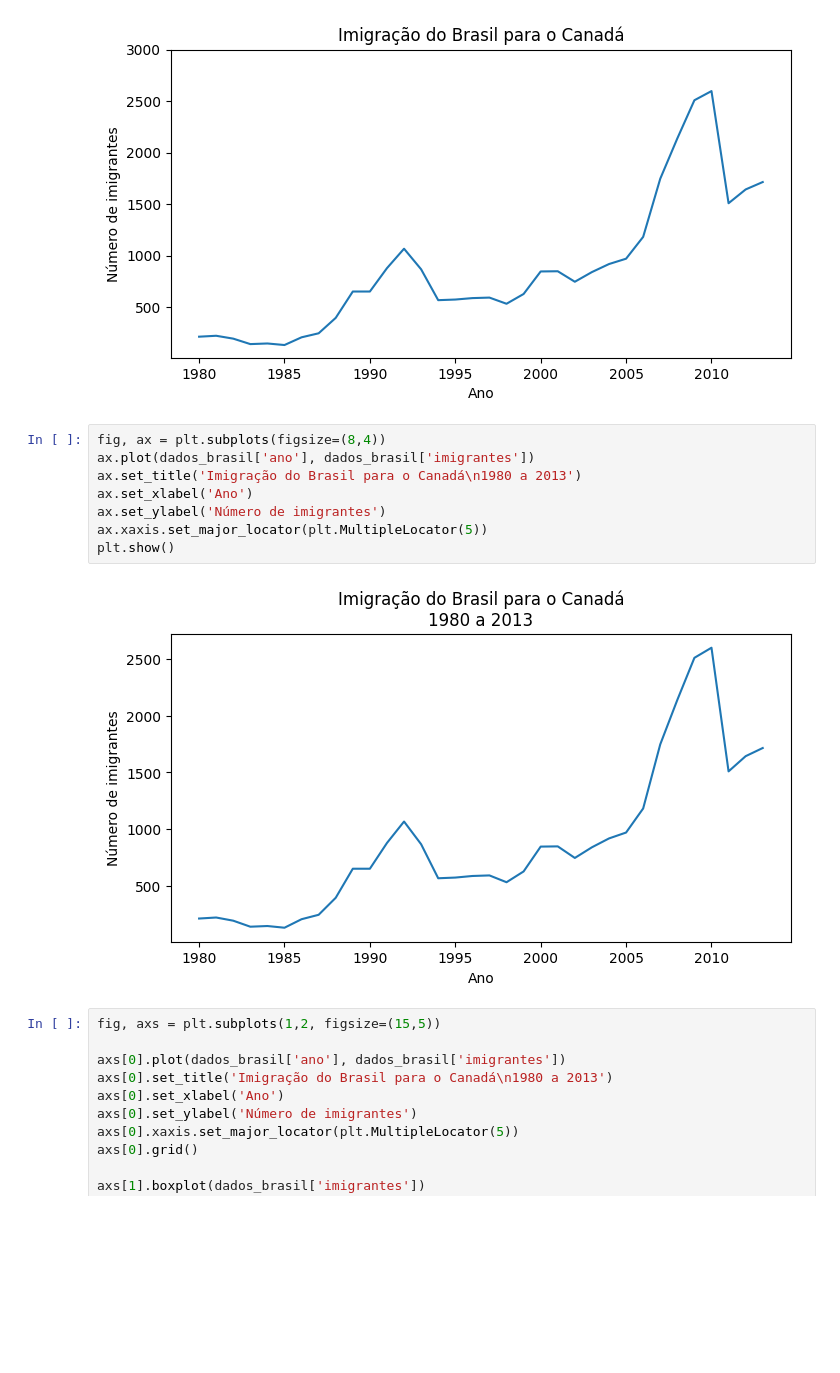
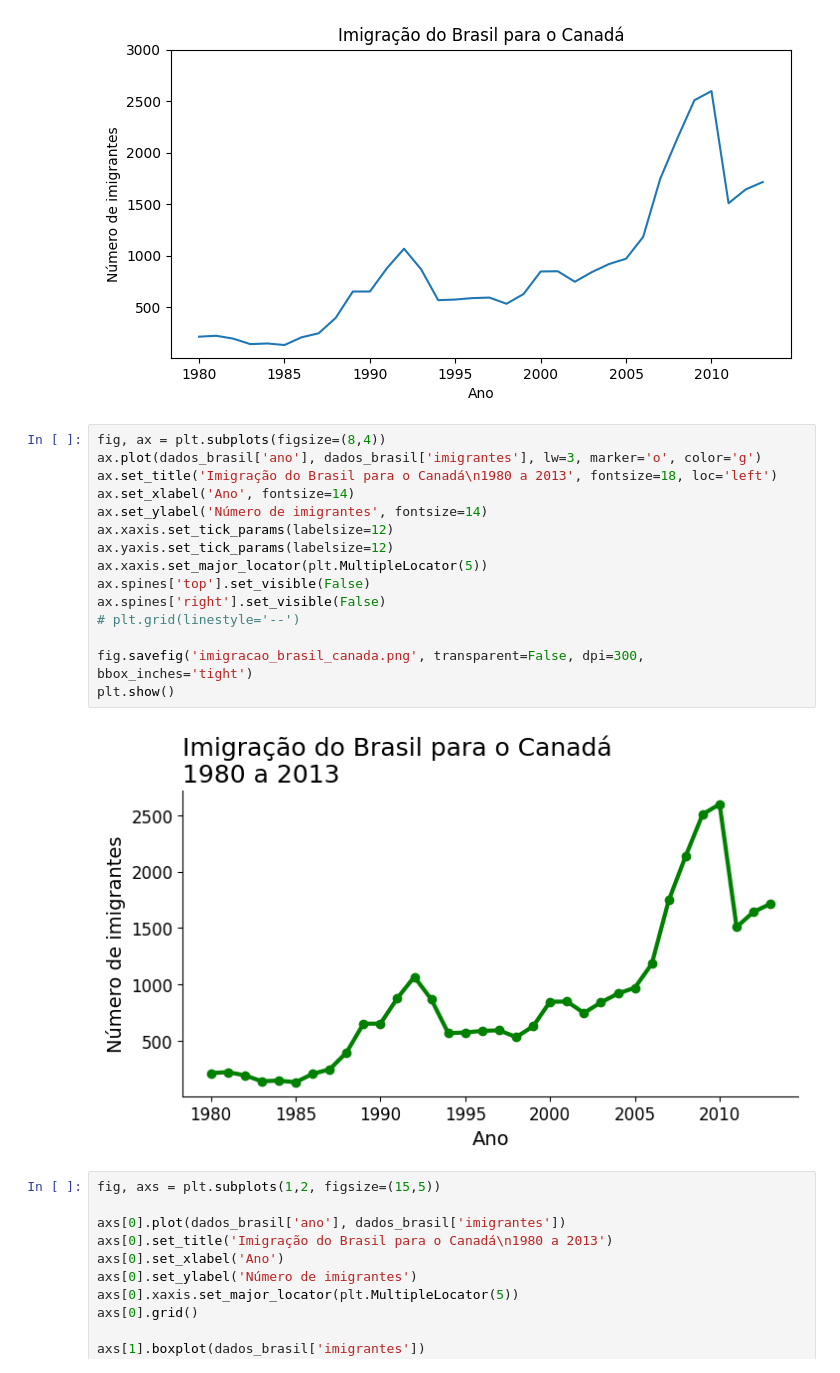
Before and after one commit to rzargos/data_visualization_python, a Jupyter notebook: conhecendo_matplotlib.ipynb, the cells around one changed output. Saved outputs shown, nothing was run; the diff lists cells and outputs as text; blank space fills up the shorter version.

```diff
--- a/conhecendo_matplotlib.ipynb
+++ b/conhecendo_matplotlib.ipynb
@@ -121,14 +121,21 @@ plt.show()
 [figure]
 # %%
 fig, ax = plt.subplots(figsize=(8,4))
-ax.plot(dados_brasil['ano'], dados_brasil['imigrantes'])
-ax.set_title('Imigração do Brasil para o Canadá\n1980 a 2013')
-ax.set_xlabel('Ano')
-ax.set_ylabel('Número de imigrantes')
+ax.plot(dados_brasil['ano'], dados_brasil['imigrantes'], lw=3, marker='o', color='g')
+ax.set_title('Imigração do Brasil para o Canadá\n1980 a 2013', fontsize=18, loc='left')
+ax.set_xlabel('Ano', fontsize=14)
+ax.set_ylabel('Número de imigrantes', fontsize=14)
+ax.xaxis.set_tick_params(labelsize=12)
+ax.yaxis.set_tick_params(labelsize=12)
 ax.xaxis.set_major_locator(plt.MultipleLocator(5))
+ax.spines['top'].set_visible(False)
+ax.spines['right'].set_visible(False)
+# plt.grid(linestyle='--')
+
+fig.savefig('imigracao_brasil_canada.png', transparent=False, dpi=300, bbox_inches='tight')
 plt.show()
 # %% [output]
-[figure, old version]
+[figure, new version]
 # %%
 fig, axs = plt.subplots(1,2, figsize=(15,5))
 
```
Also changed, not shown: parts of 4 cells of this notebook, 2 other files.
